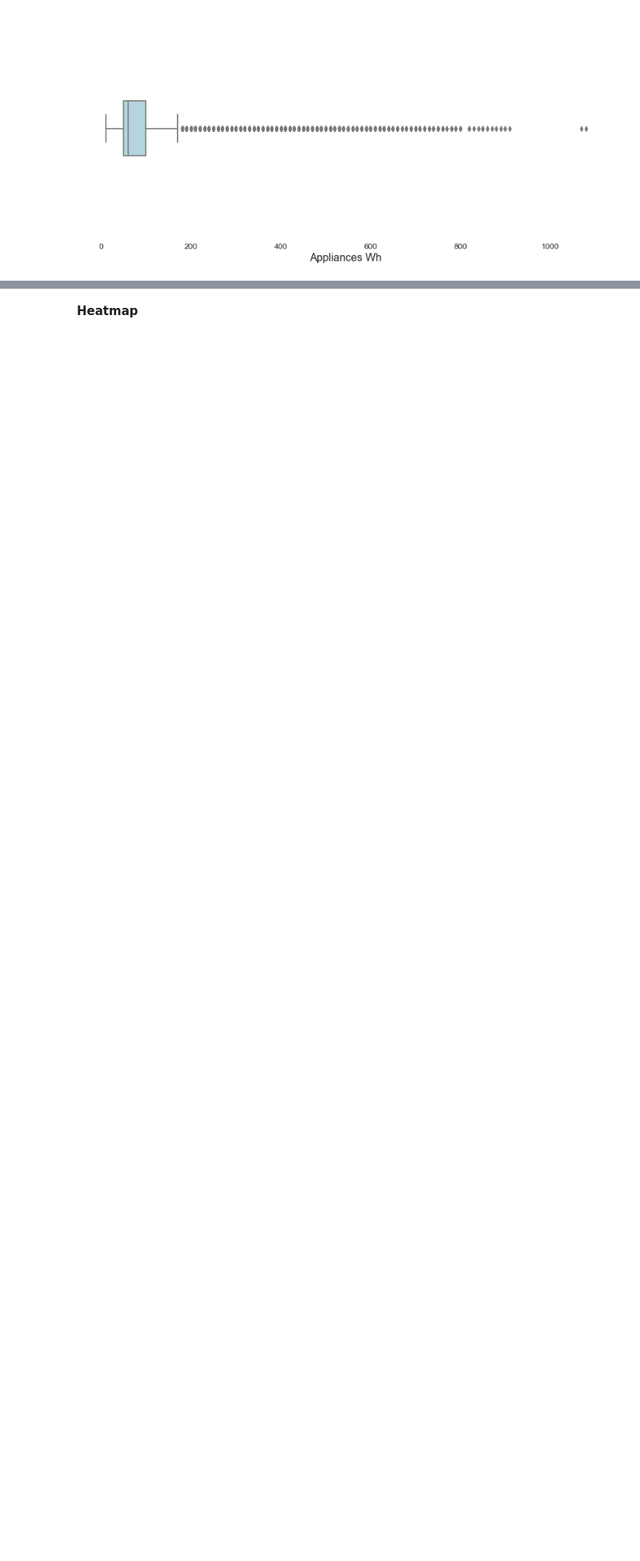
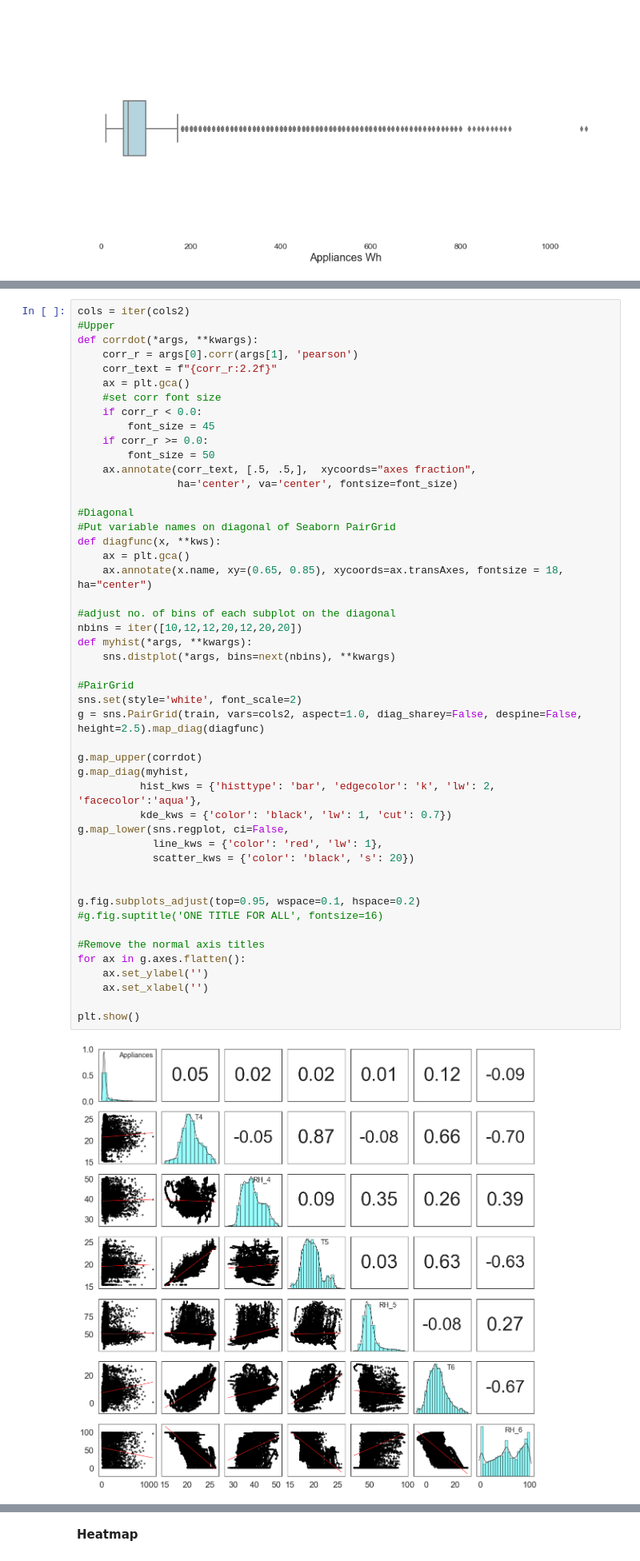
Before and after one commit to mona-piya/DS-portfolio-s1-2021-MonaMunegan, a Jupyter notebook: Portfolio 2.ipynb, the cells around one changed output, grey strips where cells are left out. Shown at 80% size. Drawn from its saved outputs; the diff is of its cells as text; blank space fills up the shorter version.

```diff
--- a/Portfolio 2.ipynb
+++ b/Portfolio 2.ipynb
@@ -186,0 +198,50 @@ Fig. 3 shows that there is a positive correlation between the energy consumption
+# %%
+cols = iter(cols2)
+#Upper
+def corrdot(*args, **kwargs):
+    corr_r = args[0].corr(args[1], 'pearson')
+    corr_text = f"{corr_r:2.2f}"
+    ax = plt.gca()
+    #set corr font size
+    if corr_r < 0.0:
+        font_size = 45
+    if corr_r >= 0.0:
+        font_size = 50
+    ax.annotate(corr_text, [.5, .5,],  xycoords="axes fraction",
+                ha='center', va='center', fontsize=font_size)
+
+#Diagonal
+#Put variable names on diagonal of Seaborn PairGrid
+def diagfunc(x, **kws):
+    ax = plt.gca()
+    ax.annotate(x.name, xy=(0.65, 0.85), xycoords=ax.transAxes, fontsize = 18, ha="center")
+
+#adjust no. of bins of each subplot on the diagonal
+nbins = iter([10,12,12,20,12,20,20])
+def myhist(*args, **kwargs):
+    sns.distplot(*args, bins=next(nbins), **kwargs)
+
+#PairGrid
+sns.set(style='white', font_scale=2)
+g = sns.PairGrid(train, vars=cols2, aspect=1.0, diag_sharey=False, despine=False, height=2.5).map_diag(diagfunc)
+
+g.map_upper(corrdot)
+g.map_diag(myhist,
+          hist_kws = {'histtype': 'bar', 'edgecolor': 'k', 'lw': 2,  'facecolor':'aqua'},
+          kde_kws = {'color': 'black', 'lw': 1, 'cut': 0.7})
+g.map_lower(sns.regplot, ci=False,
+            line_kws = {'color': 'red', 'lw': 1},
+            scatter_kws = {'color': 'black', 's': 20})
+
+
+g.fig.subplots_adjust(top=0.95, wspace=0.1, hspace=0.2)
+#g.fig.suptitle('ONE TITLE FOR ALL', fontsize=16)
+
+#Remove the normal axis titles
+for ax in g.axes.flatten():
+    ax.set_ylabel('')
+    ax.set_xlabel('')
+
+plt.show()
+# %% [output]
+[figure, added]
```
Also changed, not shown: parts of 61 cells of this notebook.
